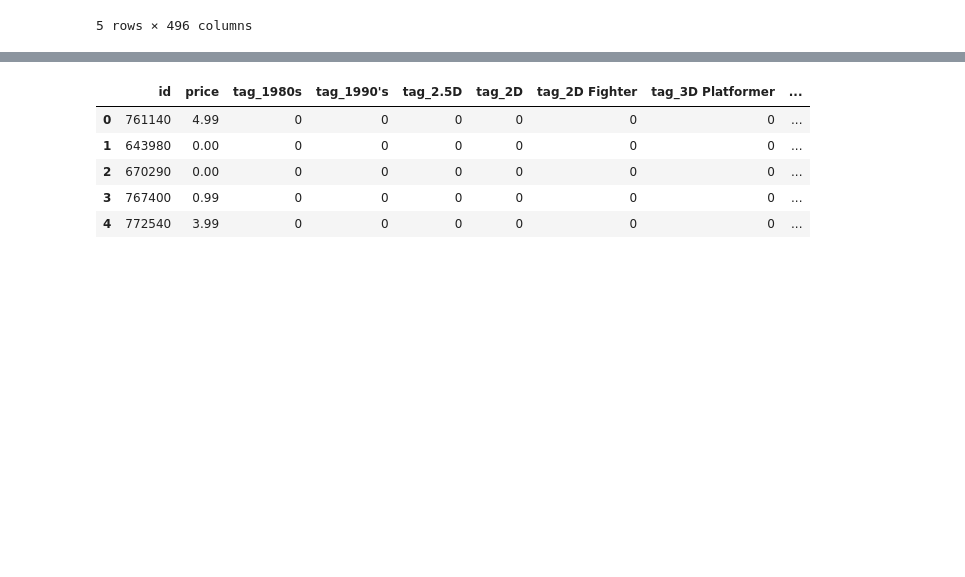
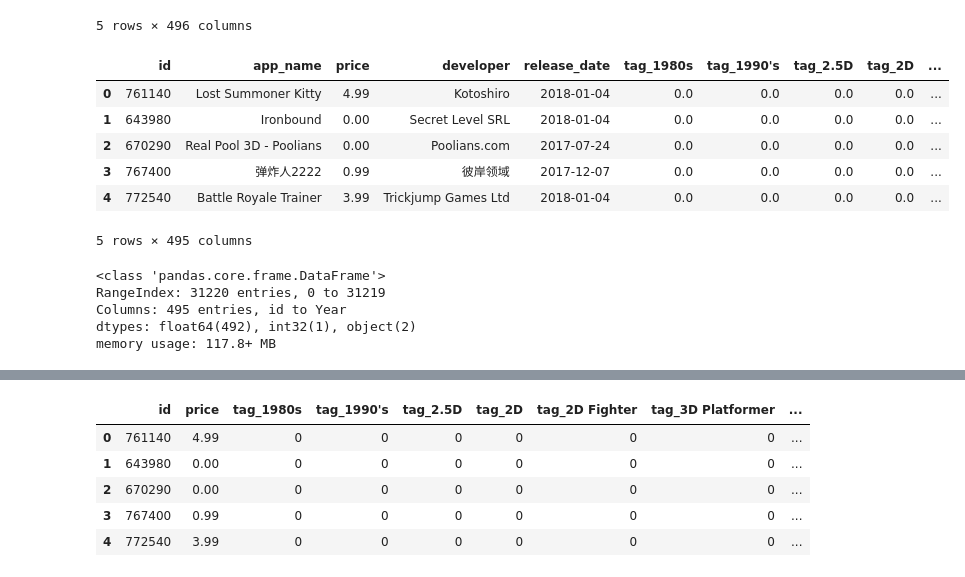
Before and after one commit to AlterCaimi/PI1_MLOps_Steam, a Jupyter notebook: Recommender System/item_item_recom.ipynb, the cells around one changed output, grey strips where cells are left out. Drawn from its saved outputs; the diff is of its cells as text; code cells hidden in the pictures; blank space fills up the shorter version.

```diff
--- a/Recommender System/item_item_recom.ipynb
+++ b/Recommender System/item_item_recom.ipynb
@@ -11,0 +13,3 @@ from sklearn.preprocessing import StandardScaler
+# %%
+df_names = pd.read_parquet('item_names.parquet')
+df_names.head()
@@ -12,3 +23,5 @@ from sklearn.preprocessing import StandardScaler
+# %%
+df_names.rename(columns= {'item_id' : 'id', 'item_name': 'app_name'}, inplace = True)
 # %%
 df = pd.read_parquet('../CleanData/steam_games.parquet')
 df.head()
@@ -20,3 +33,16 @@ df.head()
 | 3 | 767400 | 弹炸人2222 | 弹炸人2222 | 0.99 | 彼岸领域 | 2017-12-07 | 0 | 0 | 0 | ... |
 | 4 | 772540 | Battle Royale Trainer | Battle Royale Trainer | 3.99 | Trickjump Games Ltd | 2018-01-04 | 0 | 0 | 0 | ... |
 5 rows × 496 columns
+# %%
+df.drop(columns=['app_name', 'title'], inplace=True)
+# %%
+df = df_names.merge(df, how='left')
+df.head()
+# %% [output]
+|  | id | app_name | price | developer | release_date | tag_1980s | tag_1990's | tag_2.5D | tag_2D | ... |
+| 0 | 761140 | Lost Summoner Kitty | 4.99 | Kotoshiro | 2018-01-04 | 0.0 | 0.0 | 0.0 | 0.0 | ... |
+| 1 | 643980 | Ironbound | 0.00 | Secret Level SRL | 2018-01-04 | 0.0 | 0.0 | 0.0 | 0.0 | ... |
+| 2 | 670290 | Real Pool 3D - Poolians | 0.00 | Poolians.com | 2017-07-24 | 0.0 | 0.0 | 0.0 | 0.0 | ... |
+| 3 | 767400 | 弹炸人2222 | 0.99 | 彼岸领域 | 2017-12-07 | 0.0 | 0.0 | 0.0 | 0.0 | ... |
+| 4 | 772540 | Battle Royale Trainer | 3.99 | Trickjump Games Ltd | 2018-01-04 | 0.0 | 0.0 | 0.0 | 0.0 | ... |
+5 rows × 495 columns
@@ -22,0 +52,8 @@ df.head()
+# %%
+df.info()
+# %% [output]
+<class 'pandas.core.frame.DataFrame'>
+RangeIndex: 31220 entries, 0 to 31219
+Columns: 495 entries, id to Year
+dtypes: float64(492), int32(1), object(2)
+memory usage: 117.8+ MB
```
Also changed, not shown: parts of 34 cells of this notebook, 4 other files.
